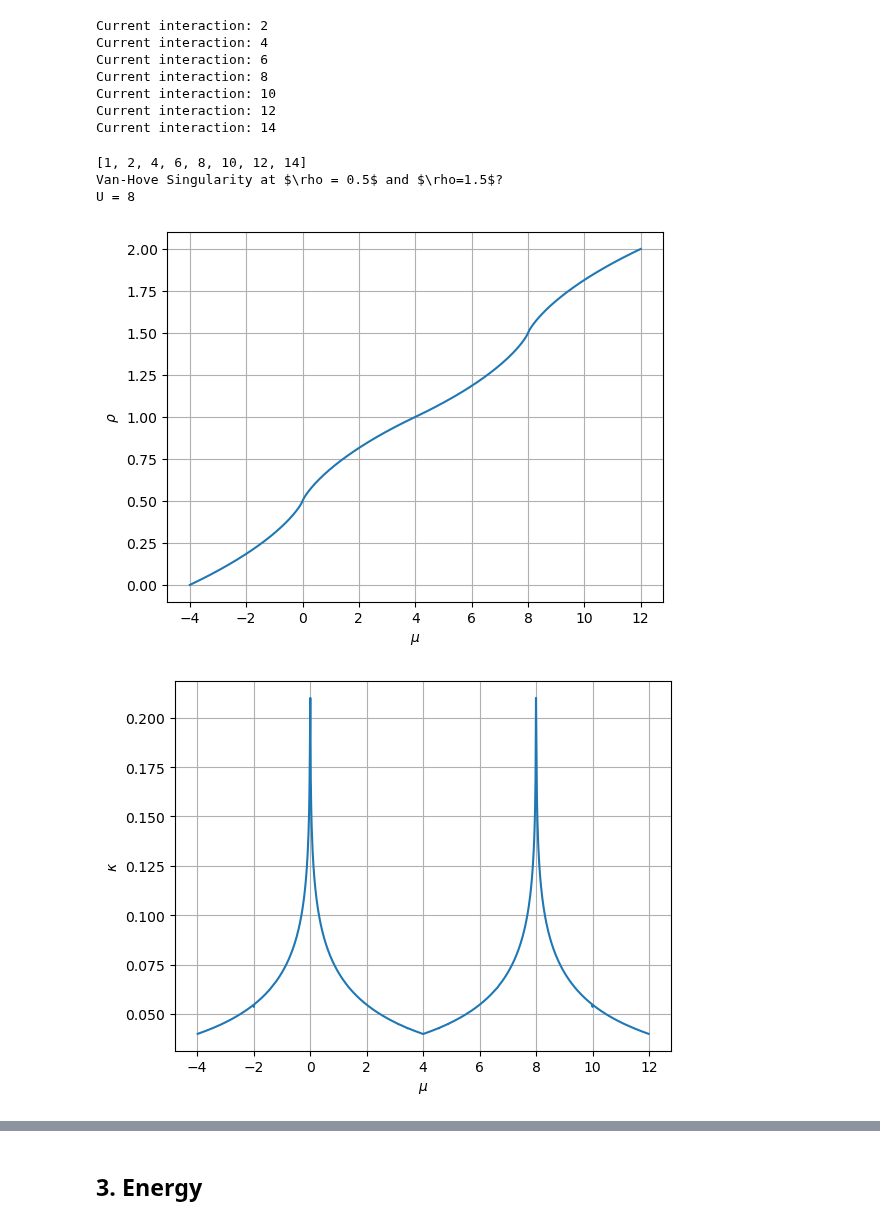
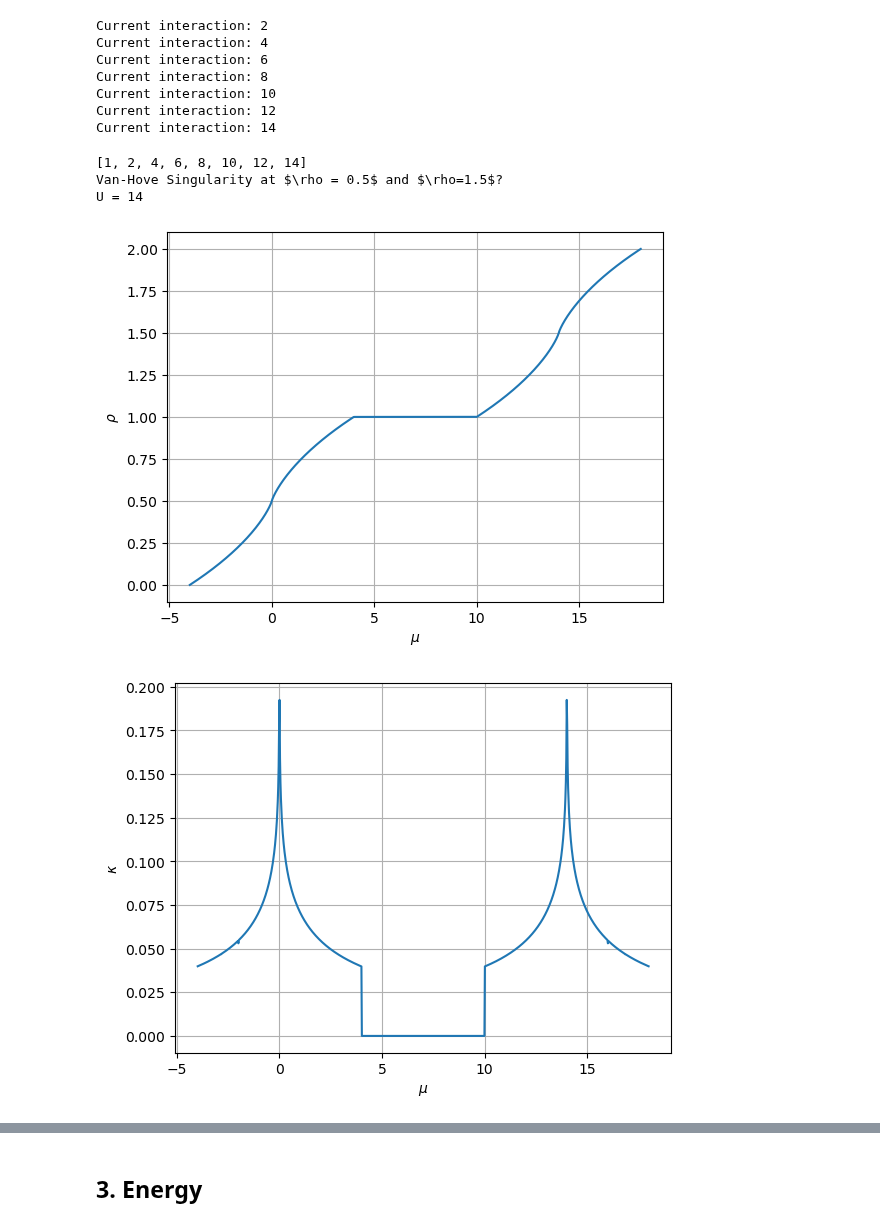
Before and after one commit to janjhch/bachelorthesis, a Jupyter notebook: ground_state/gs_chem_pot_energy_2D.ipynb, the cells around one changed output, grey strips where cells are left out. Saved outputs shown, nothing was run; the diff lists cells and outputs as text; code cells hidden in the pictures.

Commit message:
kappa in 2d, not working correctly until now

```diff
--- a/ground_state/gs_chem_pot_energy_2D.ipynb
+++ b/ground_state/gs_chem_pot_energy_2D.ipynb
@@ -192,16 +192,17 @@ Current interaction: 12
 Current interaction: 14
 # %%
 print(U_values_2d)
-U_index = 4
+U_index = 7
 print('Van-Hove Singularity at', r'$\rho = 0.5$', 'and', r'$\rho=1.5$?')
 print(f'U = {U_values_2d[U_index]}')
 one_plot(mu_arrays_2d[U_index], rho_arrays_2d[U_index], r'$\mu$', r'$\rho$')
 one_plot(mu_arrays_2d[U_index][1:-1], kappa_values_2d[U_index][1:-1], r'$\mu$', r'$\kappa$')
+one_plot(rho_arrays_2d[U_index][1:-1], kappa_values_2d[U_index][1:-1], r'$\rho$', r'$\kappa$')
 
 #many_plots(U_values_2d, mu_arrays_2d, kappa_values_2d, r'$\mu$', r'$\kappa$')
 # %% [output]
 [1, 2, 4, 6, 8, 10, 12, 14]
 Van-Hove Singularity at $\rho = 0.5$ and $\rho=1.5$?
-U = 8
+U = 14
-[figure, old version]
+[figure, new version]
-[figure, old version]
+[figure, new version]
```
Also changed, not shown: parts of 1 cell of this notebook, 1 other file.
